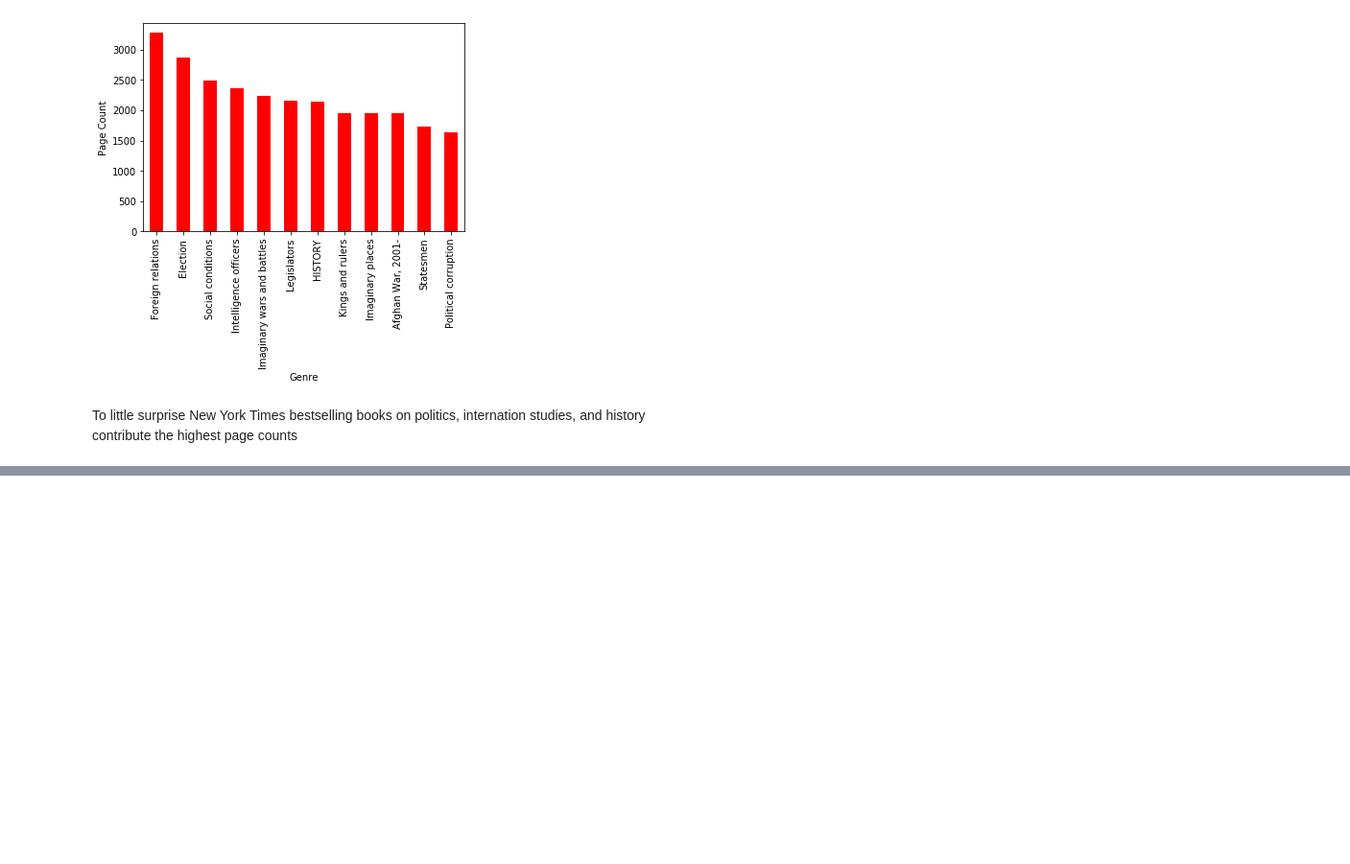
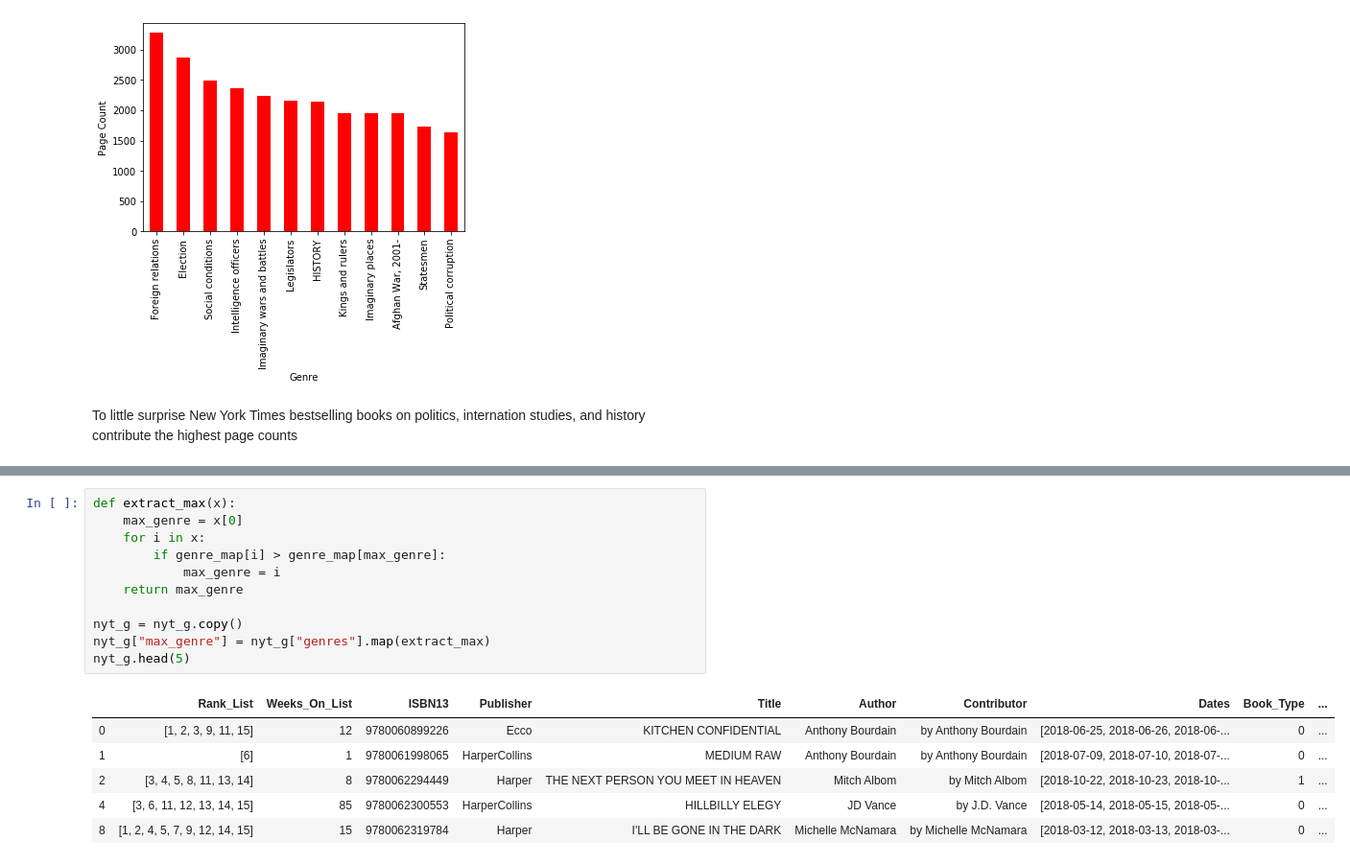
Before and after one commit to brennyD/brennyD.github.io, a Jupyter notebook: Final Tutorial.ipynb, the cells around one changed output, grey strips where cells are left out. Shown at 96% size. Cells and saved outputs as stored; diff of their text form; blank space fills up the shorter version.

```diff
--- a/Final Tutorial.ipynb
+++ b/Final Tutorial.ipynb
@@ -519,0 +527,18 @@ To little surprise New York Times bestselling books on politics, internation stu
+# %%
+def extract_max(x):
+    max_genre = x[0]
+    for i in x:
+        if genre_map[i] > genre_map[max_genre]:
+            max_genre = i
+    return max_genre
+
+nyt_g = nyt_g.copy()
+nyt_g["max_genre"] = nyt_g["genres"].map(extract_max)
+nyt_g.head(5)
+# %% [output]
+|  | Rank_List | Weeks_On_List | ISBN13 | Publisher | Title | Author | Contributor | Dates | Book_Type | ... |
+| 0 | [1, 2, 3, 9, 11, 15] | 12 | 9780060899226 | Ecco | KITCHEN CONFIDENTIAL | Anthony Bourdain | by Anthony Bourdain | [2018-06-25, 2018-06-26, 2018-06-... | 0 | ... |
+| 1 | [6] | 1 | 9780061998065 | HarperCollins | MEDIUM RAW | Anthony Bourdain | by Anthony Bourdain | [2018-07-09, 2018-07-10, 2018-07-... | 0 | ... |
+| 2 | [3, 4, 5, 8, 11, 13, 14] | 8 | 9780062294449 | Harper | THE NEXT PERSON YOU MEET IN HEAVEN | Mitch Albom | by Mitch Albom | [2018-10-22, 2018-10-23, 2018-10-... | 1 | ... |
+| 4 | [3, 6, 11, 12, 13, 14, 15] | 85 | 9780062300553 | HarperCollins | HILLBILLY ELEGY | JD Vance | by J.D. Vance | [2018-05-14, 2018-05-15, 2018-05-... | 0 | ... |
+| 8 | [1, 2, 4, 5, 7, 9, 12, 14, 15] | 15 | 9780062319784 | Harper | I'LL BE GONE IN THE DARK | Michelle McNamara | by Michelle McNamara | [2018-03-12, 2018-03-13, 2018-03-... | 0 | ... |
```
Also changed, not shown: parts of 12 cells of this notebook, 1 other file.
